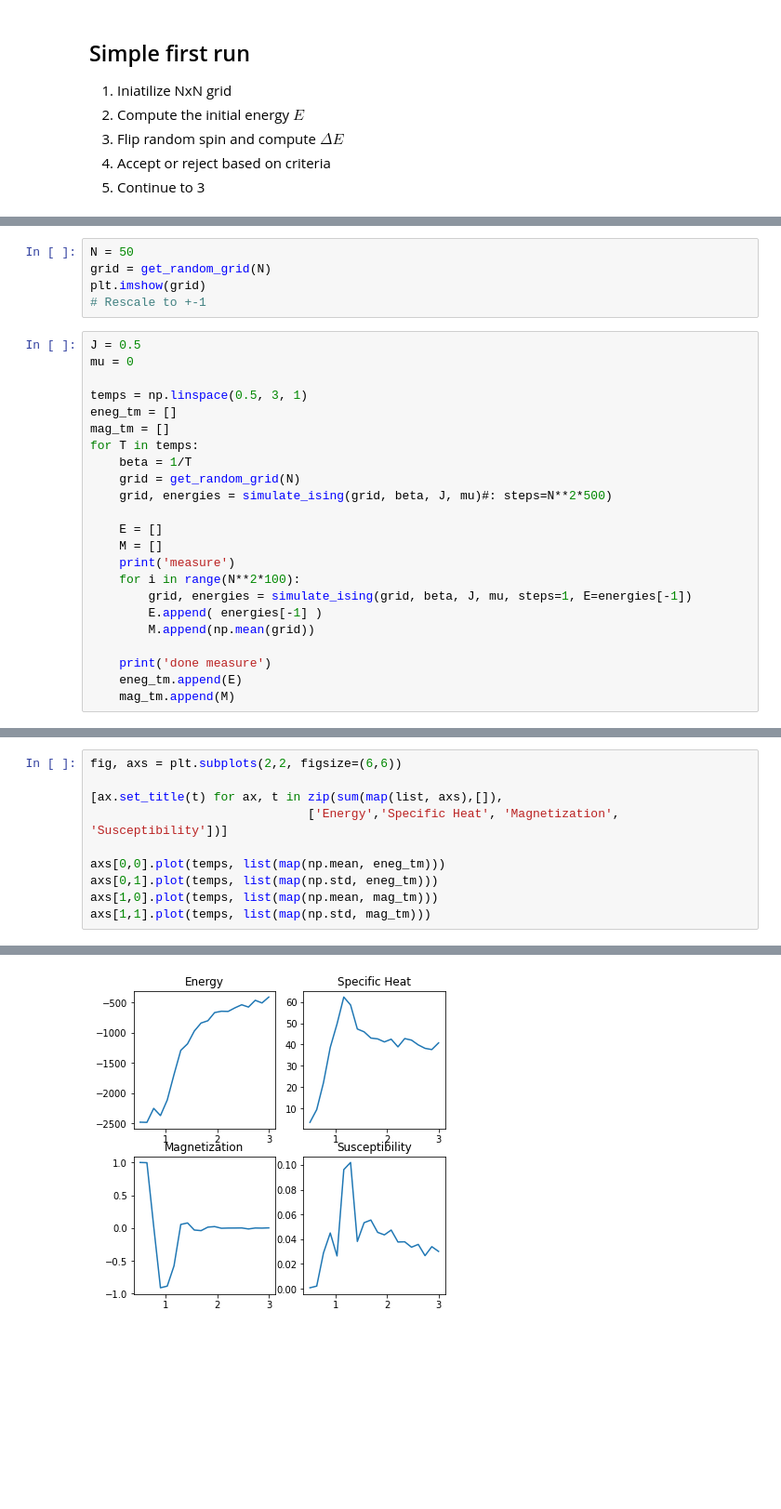
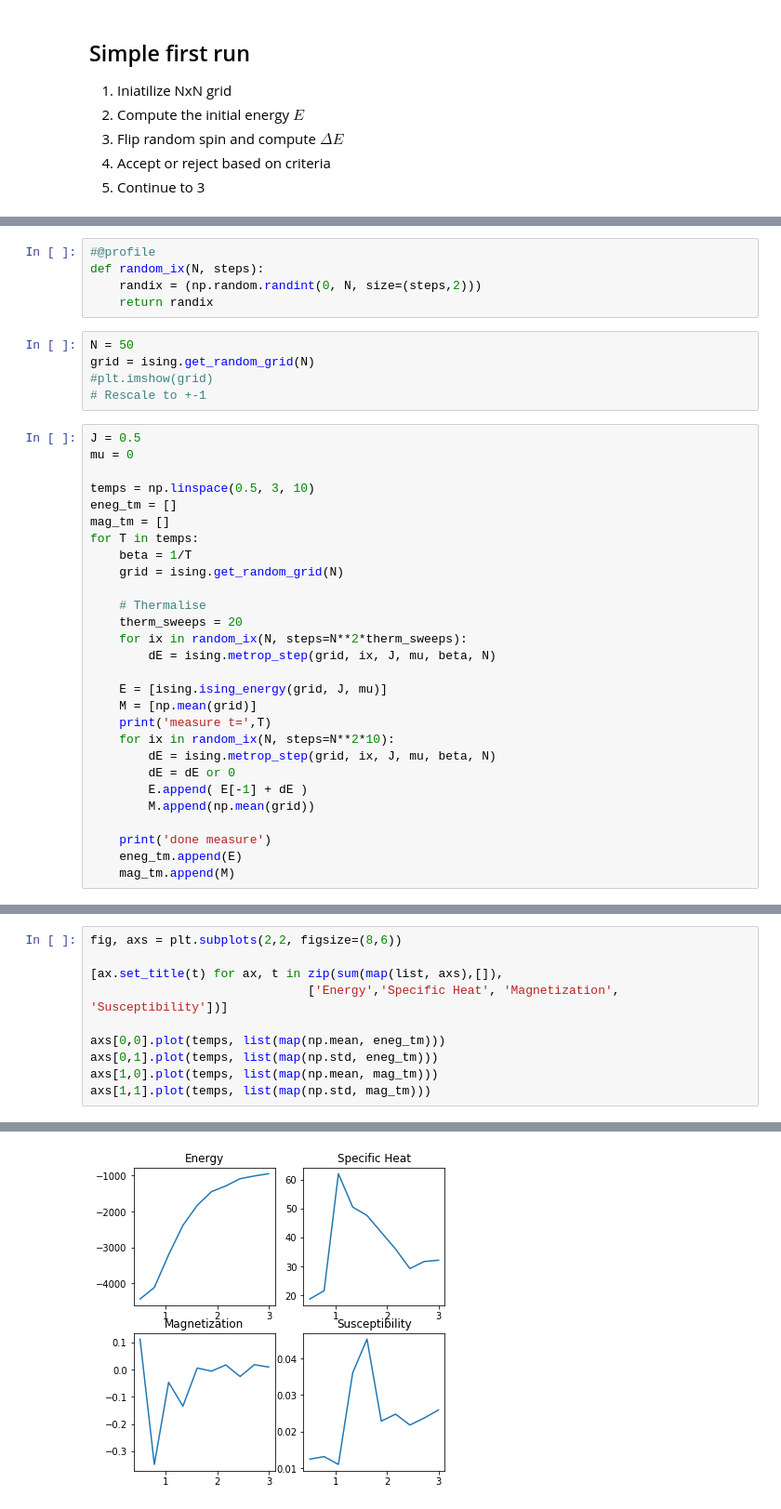
Before and after one commit to danlkv/ising_model, a Jupyter notebook: syntesis/Ising metropolis.ipynb, the cells around one changed output, grey strips where cells are left out. Shown at 93% size. Saved outputs shown, nothing was run; the diff lists cells and outputs as text; blank space fills up the shorter version.

Commit message:
2. Move method from notebook to lib-like script ising.py
Another step of abstracting process: use files in notebooks
that emerged from debugged code of notebook

```diff
--- a/syntesis/Ising metropolis.ipynb
+++ b/syntesis/Ising metropolis.ipynb
@@ -86,26 +26,36 @@ np.seterr(over='raise')
+# %%
+#@profile
+def random_ix(N, steps):
+    randix = (np.random.randint(0, N, size=(steps,2)))
+    return randix
 # %%
 N = 50
-grid = get_random_grid(N)
-plt.imshow(grid)
+grid = ising.get_random_grid(N)
+#plt.imshow(grid)
 # Rescale to +-1
 # %%
 J = 0.5
 mu = 0
 
-temps = np.linspace(0.5, 3, 1)
+temps = np.linspace(0.5, 3, 10)
 eneg_tm = []
 mag_tm = []
 for T in temps:
     beta = 1/T
-    grid = get_random_grid(N)
-    grid, energies = simulate_ising(grid, beta, J, mu)#: steps=N**2*500)
+    grid = ising.get_random_grid(N)
 
-    E = []
-    M = []
-    print('measure')
-    for i in range(N**2*100):
-        grid, energies = simulate_ising(grid, beta, J, mu, steps=1, E=energies[-1])
-        E.append( energies[-1] )
+    # Thermalise
+    therm_sweeps = 20
+    for ix in random_ix(N, steps=N**2*therm_sweeps):
+        dE = ising.metrop_step(grid, ix, J, mu, beta, N)
+
+    E = [ising.ising_energy(grid, J, mu)]
+    M = [np.mean(grid)]
+    print('measure t=',T)
+    for ix in random_ix(N, steps=N**2*10):
+        dE = ising.metrop_step(grid, ix, J, mu, beta, N)
+        dE = dE or 0
+        E.append( E[-1] + dE )
         M.append(np.mean(grid))
 
     print('done measure')
@@ -114,13 +85,13 @@ for T in temps:
 # %%
-fig, axs = plt.subplots(2,2, figsize=(6,6))
+fig, axs = plt.subplots(2,2, figsize=(8,6))
 
 [ax.set_title(t) for ax, t in zip(sum(map(list, axs),[]),
                               ['Energy','Specific Heat', 'Magnetization', 'Susceptibility'])]
 
 axs[0,0].plot(temps, list(map(np.mean, eneg_tm)))
 axs[0,1].plot(temps, list(map(np.std, eneg_tm)))
 axs[1,0].plot(temps, list(map(np.mean, mag_tm)))
 axs[1,1].plot(temps, list(map(np.std, mag_tm)))
 # %% [output]
 [<matplotlib.lines.Line2D at 0x...>]
-[figure, old version]
+[figure, new version]
```
Also changed, not shown: parts of 9 cells of this notebook, 4 other files.
